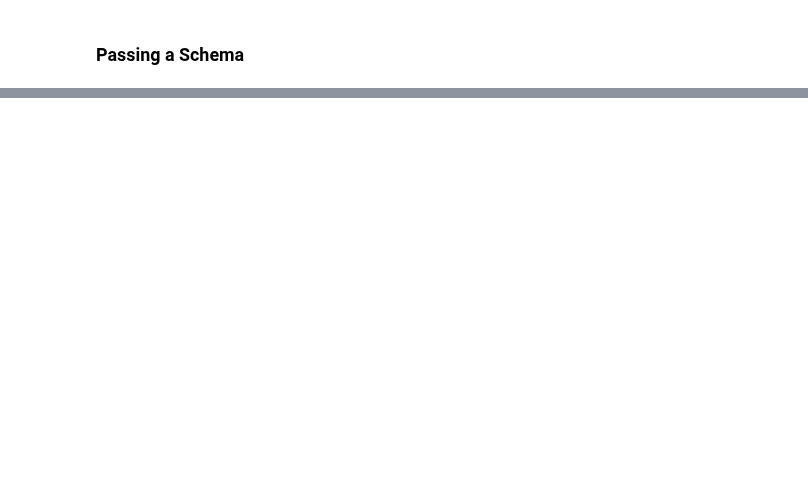
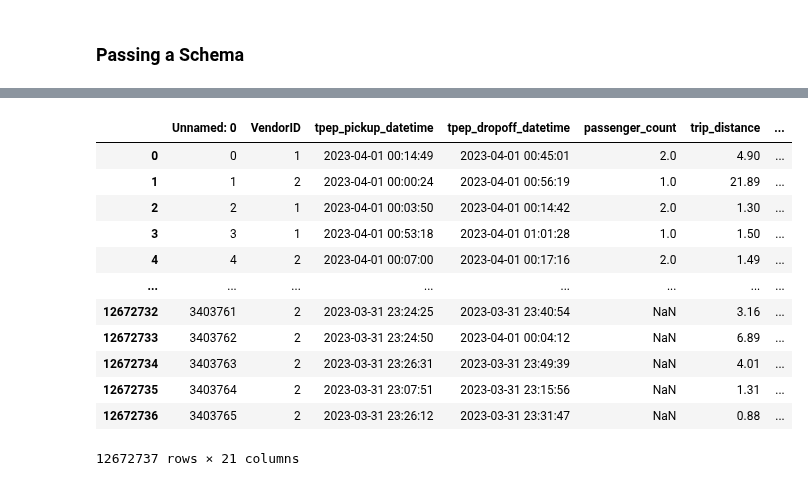
Before and after one commit to PacktPublishing/Time-Series-Analysis-with-Python-Cookbook-Second-Edition, a Jupyter notebook: code/Ch2/Chapter 2.ipynb, the cells around one changed output, grey strips where cells are left out. Saved outputs shown, nothing was run; the diff lists cells and outputs as text; code cells hidden in the pictures; blank space fills up the shorter version.

Commit message:
updated Ch2 code and datasets

```diff
--- a/code/Ch2/Chapter 2.ipynb
+++ b/code/Ch2/Chapter 2.ipynb
@@ -1107,0 +633,8 @@ schema = pa.schema([
+# %%
+import pandas as pd
+from pathlib import Path
+
+import memory_profiler
+%load_ext memory_profiler
+
+file_path = Path('../../datasets/Ch2/yellow_tripdata_2023.csv')
@@ -1107,0 +667,2 @@ schema = pa.schema([
+# %%
+df_pd = pd.concat([chunk for chunk  in pd.read_csv(file_path, chunksize=10000, parse_dates=['tpep_pickup_datetime', 'tpep_dropoff_datetime'])])
@@ -1107,0 +745,16 @@ schema = pa.schema([
+# %%
+df_pd
+# %% [output]
+|  | Unnamed: 0 | VendorID | tpep_pickup_datetime | tpep_dropoff_datetime | passenger_count | trip_distance | ... |
+| 0 | 0 | 1 | 2023-04-01 00:14:49 | 2023-04-01 00:45:01 | 2.0 | 4.90 | ... |
+| 1 | 1 | 2 | 2023-04-01 00:00:24 | 2023-04-01 00:56:19 | 1.0 | 21.89 | ... |
+| 2 | 2 | 1 | 2023-04-01 00:03:50 | 2023-04-01 00:14:42 | 2.0 | 1.30 | ... |
+| 3 | 3 | 1 | 2023-04-01 00:53:18 | 2023-04-01 01:01:28 | 1.0 | 1.50 | ... |
+| 4 | 4 | 2 | 2023-04-01 00:07:00 | 2023-04-01 00:17:16 | 2.0 | 1.49 | ... |
+| ... | ... | ... | ... | ... | ... | ... | ... |
+| 12672732 | 3403761 | 2 | 2023-03-31 23:24:25 | 2023-03-31 23:40:54 | NaN | 3.16 | ... |
+| 12672733 | 3403762 | 2 | 2023-03-31 23:24:50 | 2023-04-01 00:04:12 | NaN | 6.89 | ... |
+| 12672734 | 3403763 | 2 | 2023-03-31 23:26:31 | 2023-03-31 23:49:39 | NaN | 4.01 | ... |
+| 12672735 | 3403764 | 2 | 2023-03-31 23:07:51 | 2023-03-31 23:15:56 | NaN | 1.31 | ... |
+| 12672736 | 3403765 | 2 | 2023-03-31 23:26:12 | 2023-03-31 23:31:47 | NaN | 0.88 | ... |
+12672737 rows × 21 columns
```
Also changed, not shown: parts of 138 cells of this notebook, 1 other file.
